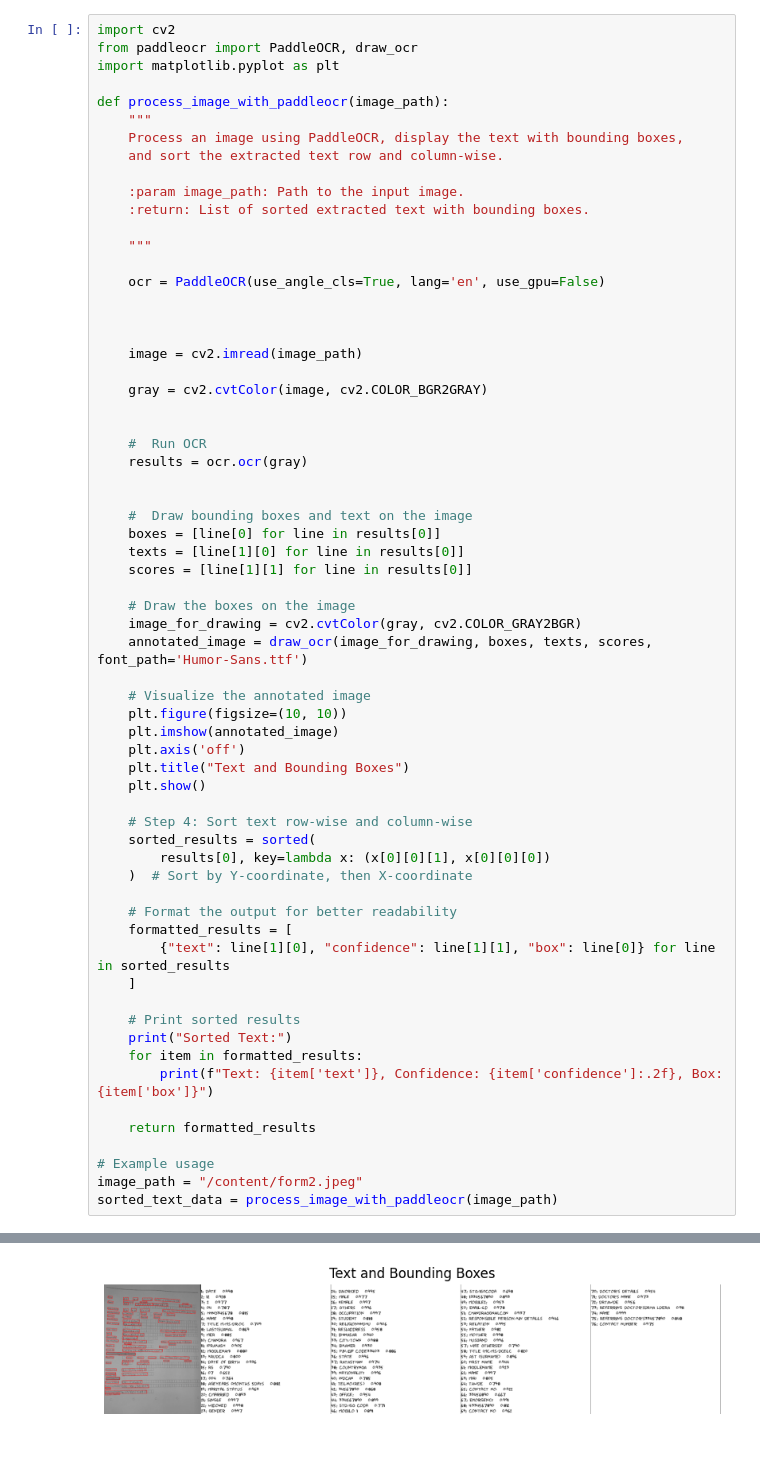
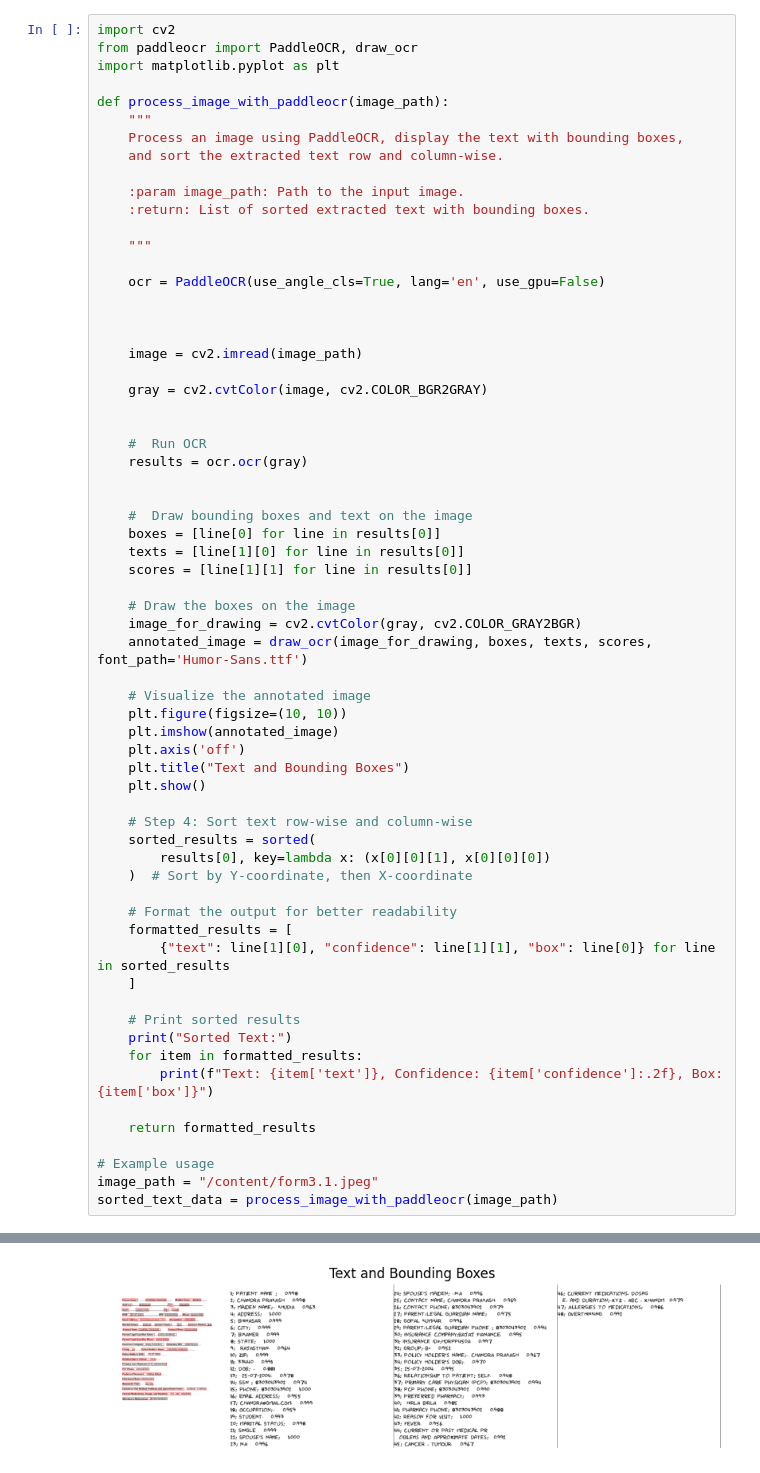
Before and after one commit to chandra-prakash-khudia/patientForm, a Jupyter notebook: tech1.ipynb, the cells around one changed output, grey strips where cells are left out. Saved outputs shown, nothing was run; the diff lists cells and outputs as text.

```diff
--- a/tech1.ipynb
+++ b/tech1.ipynb
@@ -194,6 +143,6 @@ def process_image_with_paddleocr(image_path):
     return formatted_results
 
 # Example usage
-image_path = "/content/form2.jpeg"
+image_path = "/content/form3.1.jpeg"
 sorted_text_data = process_image_with_paddleocr(image_path)
 # %% [output]
@@ -204,2 +153,2 @@ sorted_text_data = process_image_with_paddleocr(image_path)
-[figure, old version]
+[figure, new version]
 Sorted Text:
```
Also changed, not shown: parts of 46 cells of this notebook.
